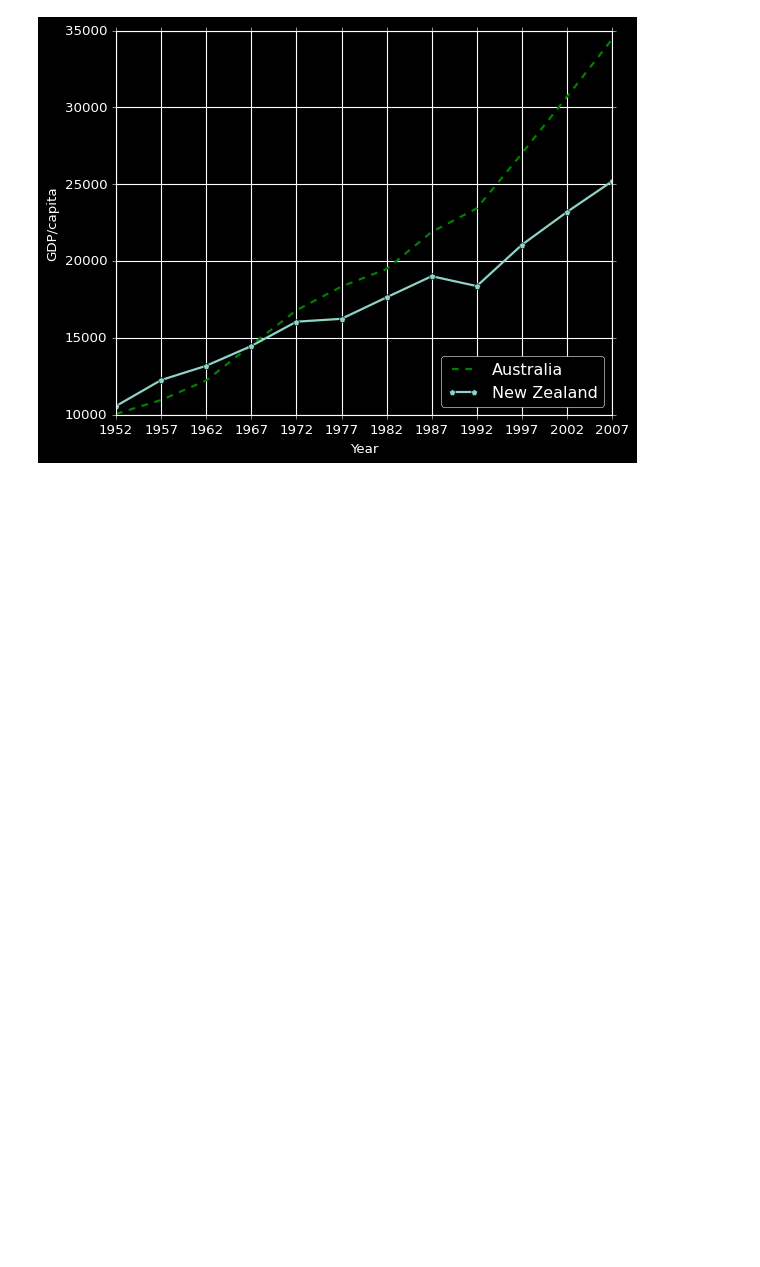
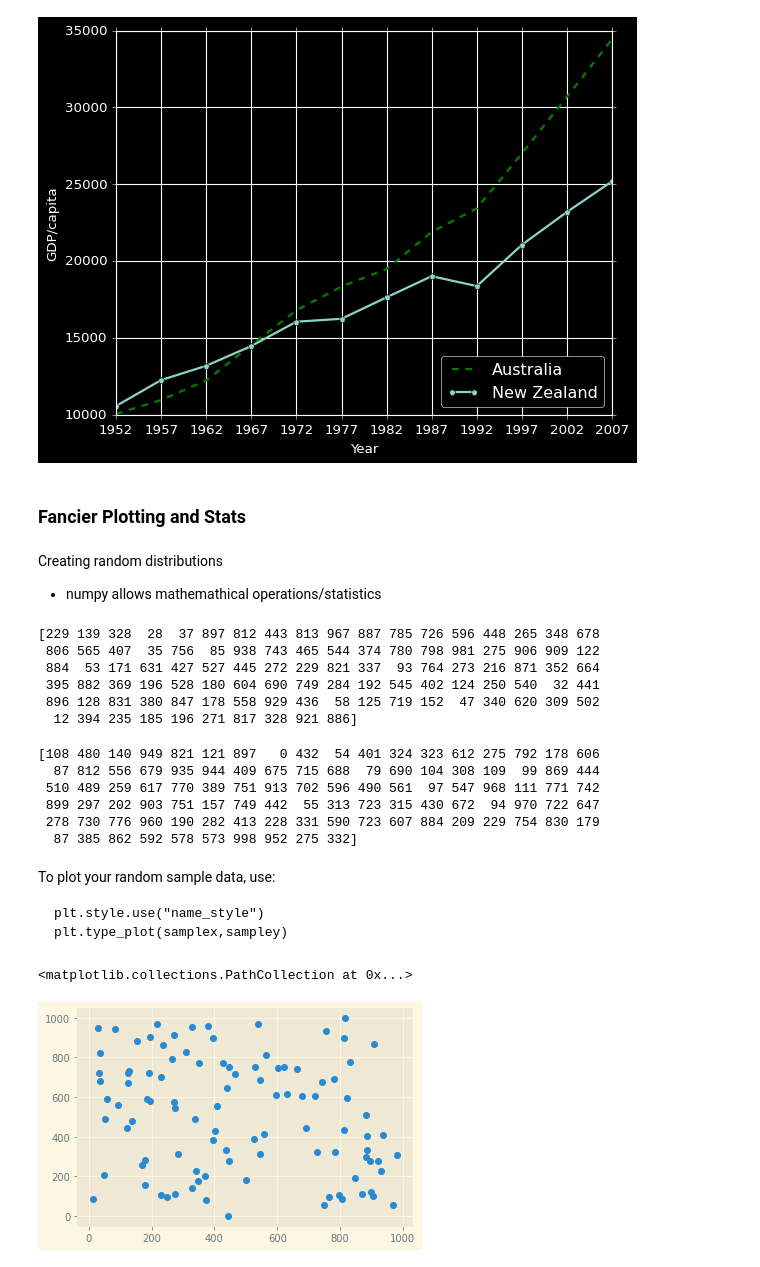
Before and after one commit to shostakm21/PracticalComputing_2022, a Jupyter notebook: PracComp2022.ipynb, the cells around one changed output. Cells and saved outputs as stored; diff of their text form; code cells hidden in the pictures; blank space fills up the shorter version.

Commit message:
Added about Complicated Graphs

````diff
--- a/PracComp2022.ipynb
+++ b/PracComp2022.ipynb
@@ -693,3 +693,46 @@ plt.xlabel('Year')
 # %% [output]
 Text(0.5, 0, 'Year')
 [figure]
+# %% [markdown]
+### Fancier Plotting and Stats
+# %% [markdown]
+Creating random distributions
+
+- numpy allows mathemathical operations/statistics
+# %%
+%matplotlib inline
+import matplotlib.pyplot as plt
+
+import numpy as np
+
+randx= np.random.randint(0,1000,size=100)
+print(randx)
+# %% [output]
+[229 139 328  28  37 897 812 443 813 967 887 785 726 596 448 265 348 678
+ 806 565 407  35 756  85 938 743 465 544 374 780 798 981 275 906 909 122
+ 884  53 171 631 427 527 445 272 229 821 337  93 764 273 216 871 352 664
+ 395 882 369 196 528 180 604 690 749 284 192 545 402 124 250 540  32 441
+ 896 128 831 380 847 178 558 929 436  58 125 719 152  47 340 620 309 502
+  12 394 235 185 196 271 817 328 921 886]
+# %%
+randy= np.random.randint(0,1000, size=100)
+print(randy)
+# %% [output]
+[108 480 140 949 821 121 897   0 432  54 401 324 323 612 275 792 178 606
+  87 812 556 679 935 944 409 675 715 688  79 690 104 308 109  99 869 444
+ 510 489 259 617 770 389 751 913 702 596 490 561  97 547 968 111 771 742
+ 899 297 202 903 751 157 749 442  55 313 723 315 430 672  94 970 722 647
+ 278 730 776 960 190 282 413 228 331 590 723 607 884 209 229 754 830 179
+  87 385 862 592 578 573 998 952 275 332]
+# %% [markdown]
+To plot your random sample data, use:
+```
+plt.style.use("name_style")
+plt.type_plot(samplex,sampley)
+```
+# %%
+plt.style.use("Solarize_Light2")
+plt.scatter(randx,randy)
+# %% [output]
+<matplotlib.collections.PathCollection at 0x...>
+[figure, added]
````
Also changed, not shown: parts of 22 cells of this notebook.
